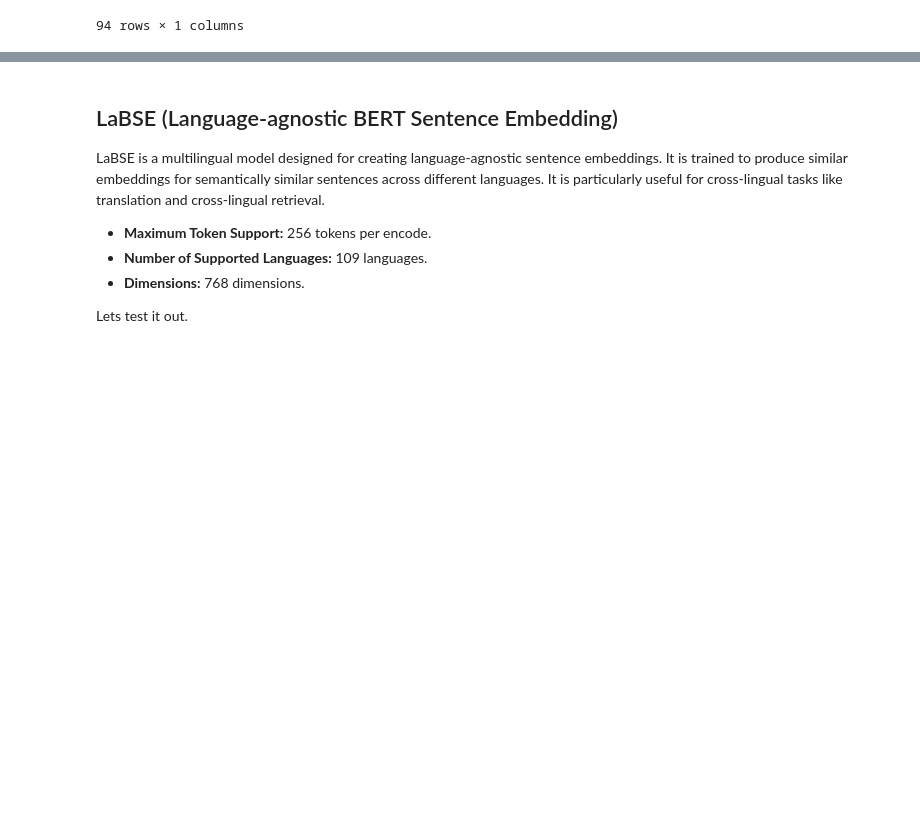
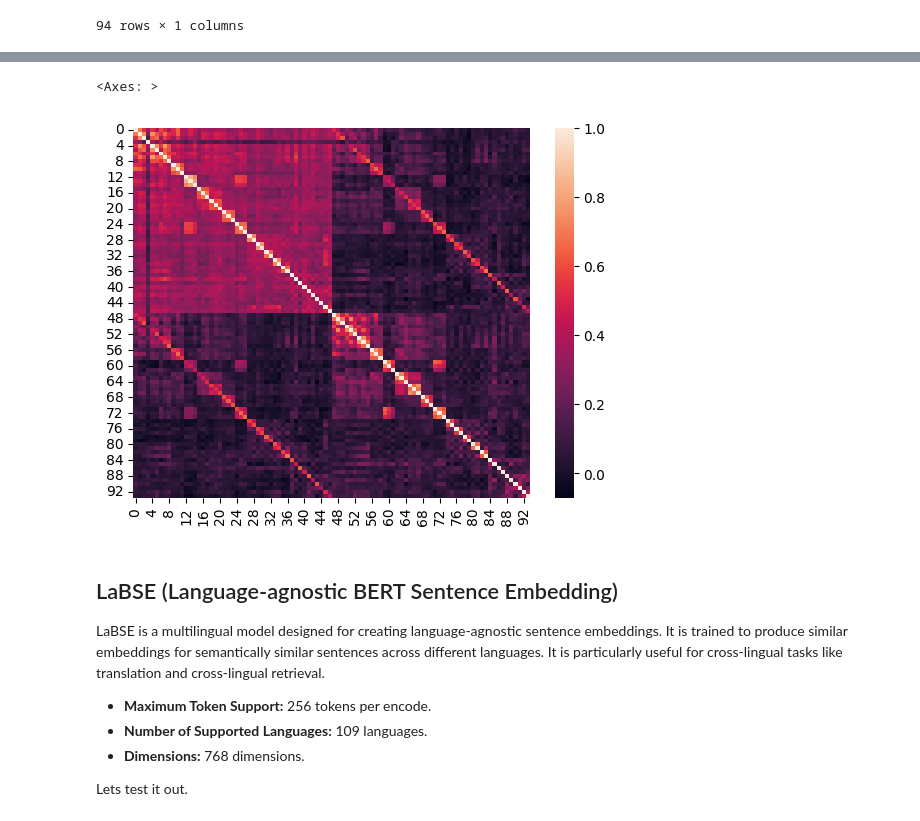
Before and after one commit to woxane/Rag-System, a Jupyter notebook: multilingual-embedding-test/multilingual-test.ipynb, the cells around one changed output, grey strips where cells are left out. Drawn from its saved outputs; the diff is of its cells as text; code cells hidden in the pictures; blank space fills up the shorter version.

```diff
--- a/multilingual-embedding-test/multilingual-test.ipynb
+++ b/multilingual-embedding-test/multilingual-test.ipynb
@@ -92,0 +164,33 @@ class test_model:
+# %%
+from openai import OpenAI
+import numpy as np
+import pandas as pd
+from google.colab import userdata
+
+# Put your open ai key in here
+client = OpenAI(api_key = userdata.get('open-ai-key'))
+embedding_models_data = pd.DataFrame(columns=['mrr', 'ndcg'], dtype=float)
+
+def get_embedding(text, model="text-embedding-3-large"):
+   text = text.replace("\n", " ")
+   return np.array(client.embeddings.create(input = [text], model=model).data[0].embedding)
+# %%
+sentences = df['Sentences'].tolist()
+standard_embeddings = []
+
+
+for sentence in sentences:
+  standard_embeddings.append(get_embedding(sentence))
+# %%
+from sklearn.metrics.pairwise import cosine_similarity
+
+standard_similarities = pd.DataFrame(index=list(range(len(standard_embeddings))), columns=list(range(len(standard_embeddings))), dtype=float)
+
+for num_col in range(len(standard_embeddings)):
+    for num_row in range(len(standard_embeddings)):
+        a = standard_embeddings[num_col]
+        b = standard_embeddings[num_row]
+
+        standard_similarities.loc[num_col, num_row] = cosine_similarity(np.array([a]), np.array([b]))
+
+standard_similarities
@@ -93,3 +211,10 @@ class test_model:
+# %%
+import seaborn as sns
+
+sns.heatmap(standard_similarities)
+# %% [output]
+<Axes: >
+[figure, added]
 # %% [markdown]
 ## LaBSE (Language-agnostic BERT Sentence Embedding)
 LaBSE is a multilingual model designed for creating language-agnostic sentence embeddings. It is trained to produce similar embeddings for semantically similar sentences across different languages. It is particularly useful for cross-lingual tasks like translation and cross-lingual retrieval.
```
Also changed, not shown: parts of 27 cells of this notebook.
